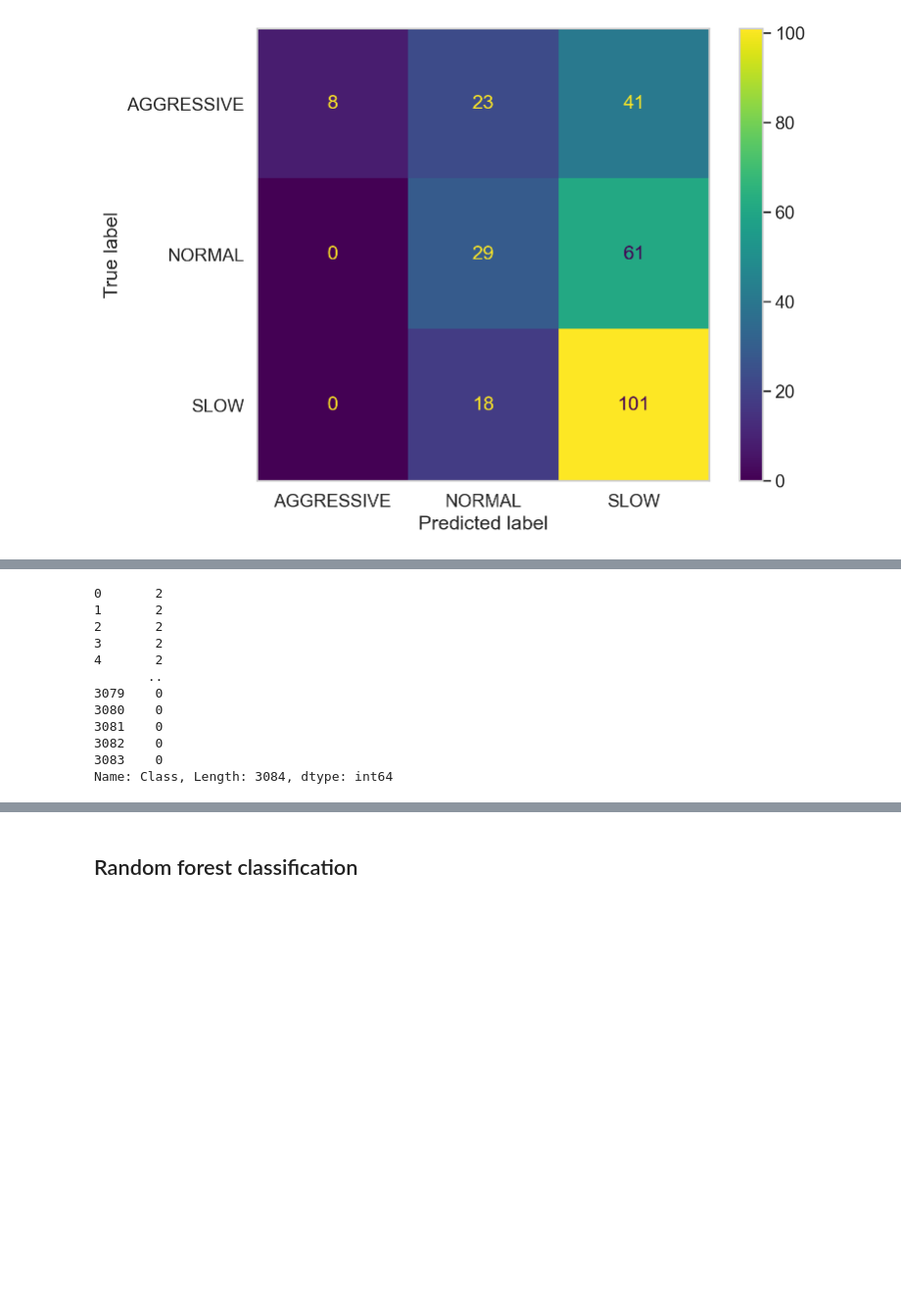
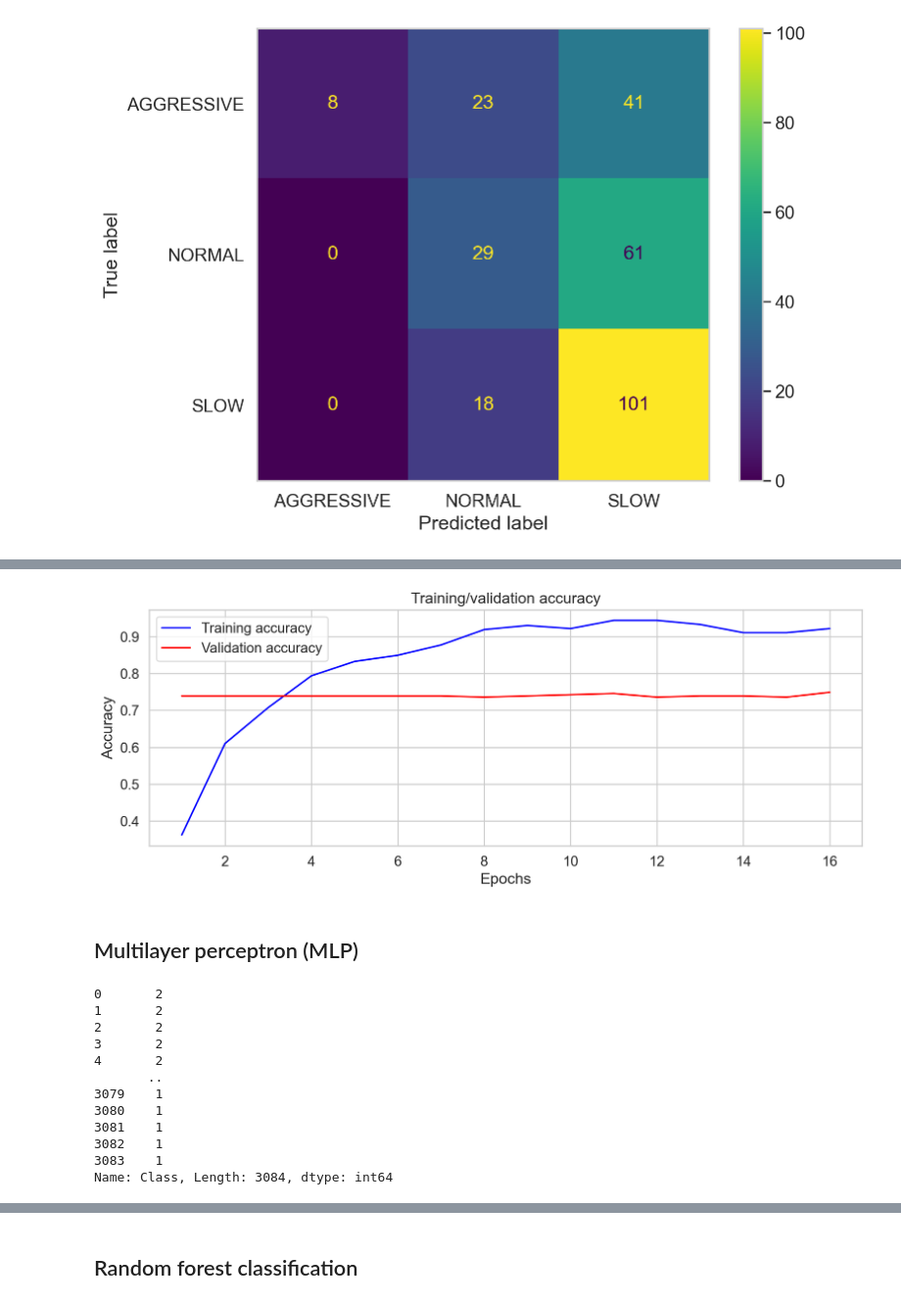
Before and after one commit to marara02/driver_behaviour_dl_ml, a Jupyter notebook: model.ipynb, the cells around one changed output, grey strips where cells are left out. Shown at 98% size. Drawn from its saved outputs; the diff is of its cells as text; code cells hidden in the pictures; blank space fills up the shorter version.

```diff
--- a/model.ipynb
+++ b/model.ipynb
@@ -624,0 +675,7 @@ plt.show()
+# %%
+tuner_conv_2 = kt.Hyperband(model_builder,
+                     objective='val_accuracy',
+                     max_epochs=60,
+                     factor=3,
+                     directory='conv_lstm_dir_2',
+                     project_name='driving_behavior')
@@ -624,0 +693,6 @@ plt.show()
+# %%
+best_hps_conv = tuner_conv_2.get_best_hyperparameters(num_trials=1)[0]
+model_conv = tuner_conv_2.hypermodel.build(best_hps_conv)
+history_conv = model_conv.fit(X_train_two, y_train_two, epochs=60, validation_data=(X_test_two, y_test_two),
+    callbacks=[stop_early],
+    shuffle=True)
@@ -625,16 +726,34 @@ plt.show()
+# %%
+training_accuracy_conv = history_conv.history['accuracy']
+validation_accuracy_conv = history_conv.history['val_accuracy']
+epochs_conv = range(1, len(training_accuracy_conv) + 1)
+
+plt.figure(figsize=(12, 4))
+
+plt.plot(epochs_conv, training_accuracy_conv, color='blue', label='Training accuracy')
+plt.plot(epochs_conv, validation_accuracy_conv, color='red', label='Validation accuracy')
+plt.title('Training/validation accuracy')
+plt.xlabel('Epochs')
+plt.ylabel('Accuracy')
+plt.legend()
+plt.show()
+# %% [output]
+[figure, added]
+# %% [markdown]
+## Multilayer perceptron (MLP)
 # %%
 # Changing labels
-class_mapping = {'SLOW':0, 'NORMAL': 1, 'AGGRESSIVE': 2}
-df_train['Class'] = df_train['Class'].replace(class_mapping)
-df_test['Class'] = df_test['Class'].replace(class_mapping)
+class_mapping = {'NORMAL': 1, 'AGGRESSIVE': 2}
+df_train_2_cl['Class'] = df_train_2_cl['Class'].replace(class_mapping)
+df_test_2_cl['Class'] = df_test_2_cl['Class'].replace(class_mapping)
 
 features_mlp = ['AccX', 'AccY', 'AccZ', 'GyroX', 'GyroY', 'GyroZ']
 
-X_train_mlp = df_train[features_mlp]
-X_test_mlp = df_test[features_mlp]
+X_train_mlp = df_train_2_cl[features_mlp]
+X_test_mlp = df_test_2_cl[features_mlp]
 
-y_train_mlp = df_train['Class']
-y_test_mlp = df_test['Class']
+y_train_mlp = df_train_2_cl['Class']
+y_test_mlp = df_test_2_cl['Class']
 
 y_test_mlp
 # %% [output]
@@ -644,11 +763,11 @@ y_test_mlp
 3       2
 4       2
        ..
-3079    0
-3080    0
-3081    0
-3082    0
-3083    0
+3079    1
+3080    1
+3081    1
+3082    1
+3083    1
 Name: Class, Length: 3084, dtype: int64
 # %%
 scaler = StandardScaler(with_mean=True, with_std=True)
```
Also changed, not shown: parts of 23 cells of this notebook.
